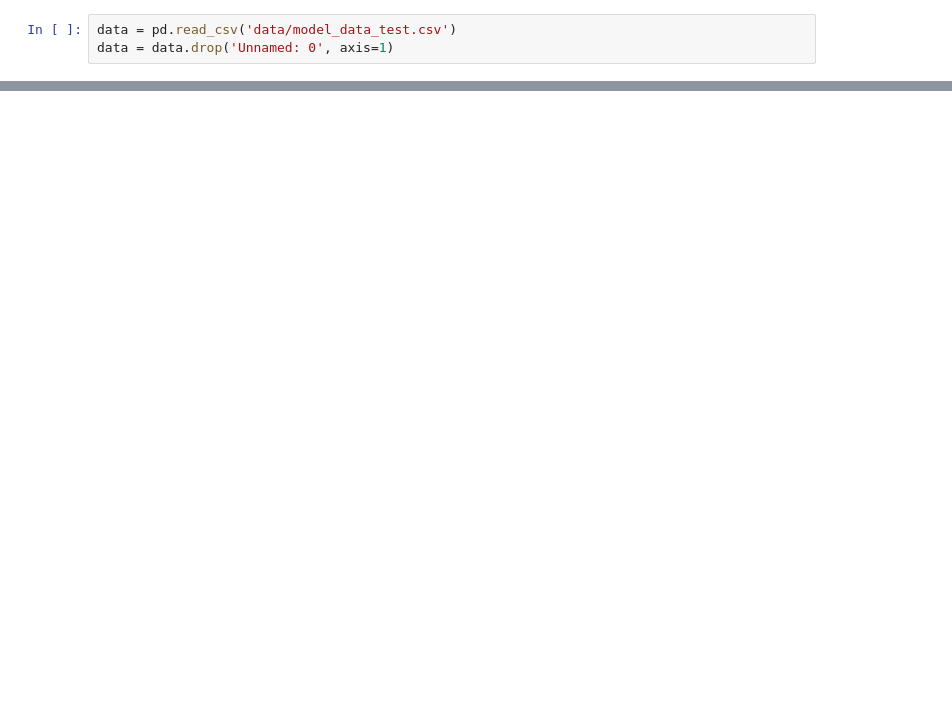
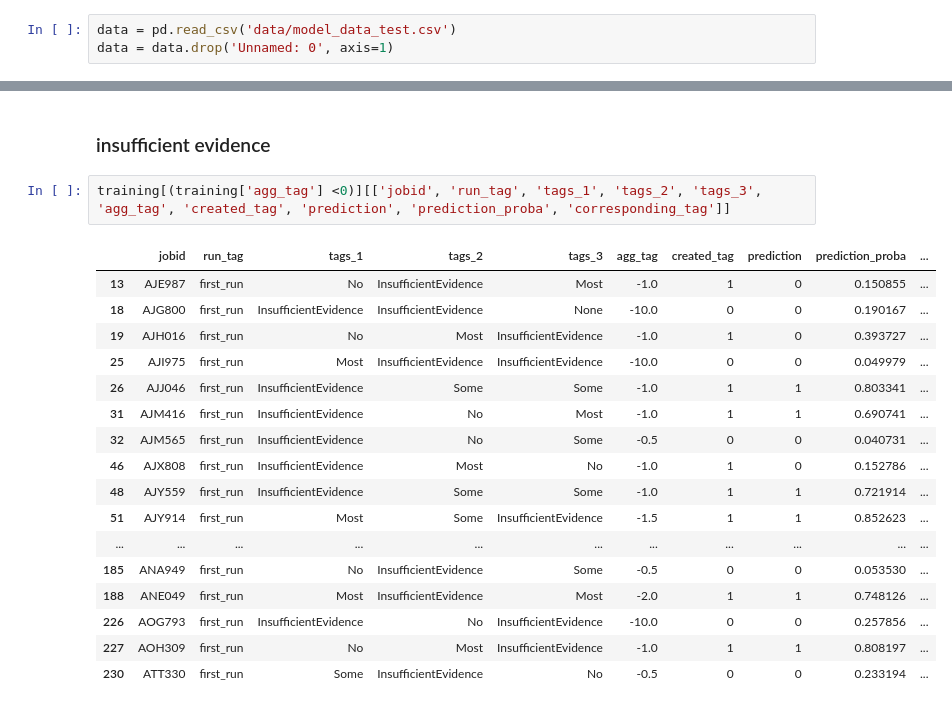
Before and after one commit to softwaresaved/jamie, a Jupyter notebook: jobAnalysis/dataPrediction/prediction_dev.ipynb, the cells around one changed output, grey strips where cells are left out. Drawn from its saved outputs; the diff is of its cells as text; blank space fills up the shorter version.

```diff
--- a/jobAnalysis/dataPrediction/prediction_dev.ipynb
+++ b/jobAnalysis/dataPrediction/prediction_dev.ipynb
@@ -111,0 +279,22 @@ training[['run_tag', 'tags_1', 'tags_2', 'tags_3', 'agg_tag', 'prediction', 'pre
+# %% [markdown]
+### insufficient evidence
+# %%
+training[(training['agg_tag'] <0)][['jobid', 'run_tag', 'tags_1', 'tags_2', 'tags_3', 'agg_tag', 'created_tag', 'prediction', 'prediction_proba', 'corresponding_tag']]
+# %% [output]
+|  | jobid | run_tag | tags_1 | tags_2 | tags_3 | agg_tag | created_tag | prediction | prediction_proba | ... |
+| 13 | AJE987 | first_run | No | InsufficientEvidence | Most | -1.0 | 1 | 0 | 0.150855 | ... |
+| 18 | AJG800 | first_run | InsufficientEvidence | InsufficientEvidence | None | -10.0 | 0 | 0 | 0.190167 | ... |
+| 19 | AJH016 | first_run | No | Most | InsufficientEvidence | -1.0 | 1 | 0 | 0.393727 | ... |
+| 25 | AJI975 | first_run | Most | InsufficientEvidence | InsufficientEvidence | -10.0 | 0 | 0 | 0.049979 | ... |
+| 26 | AJJ046 | first_run | InsufficientEvidence | Some | Some | -1.0 | 1 | 1 | 0.803341 | ... |
+| 31 | AJM416 | first_run | InsufficientEvidence | No | Most | -1.0 | 1 | 1 | 0.690741 | ... |
+| 32 | AJM565 | first_run | InsufficientEvidence | No | Some | -0.5 | 0 | 0 | 0.040731 | ... |
+| 46 | AJX808 | first_run | InsufficientEvidence | Most | No | -1.0 | 1 | 0 | 0.152786 | ... |
+| 48 | AJY559 | first_run | InsufficientEvidence | Some | Some | -1.0 | 1 | 1 | 0.721914 | ... |
+| 51 | AJY914 | first_run | Most | Some | InsufficientEvidence | -1.5 | 1 | 1 | 0.852623 | ... |
+| ... | ... | ... | ... | ... | ... | ... | ... | ... | ... | ... |
+| 185 | ANA949 | first_run | No | InsufficientEvidence | Some | -0.5 | 0 | 0 | 0.053530 | ... |
+| 188 | ANE049 | first_run | Most | InsufficientEvidence | Most | -2.0 | 1 | 1 | 0.748126 | ... |
+| 226 | AOG793 | first_run | InsufficientEvidence | No | InsufficientEvidence | -10.0 | 0 | 0 | 0.257856 | ... |
+| 227 | AOH309 | first_run | No | Most | InsufficientEvidence | -1.0 | 1 | 1 | 0.808197 | ... |
+| 230 | ATT330 | first_run | Some | InsufficientEvidence | No | -0.5 | 0 | 0 | 0.233194 | ... |
```
Also changed, not shown: parts of 32 cells of this notebook, 1 other file.
